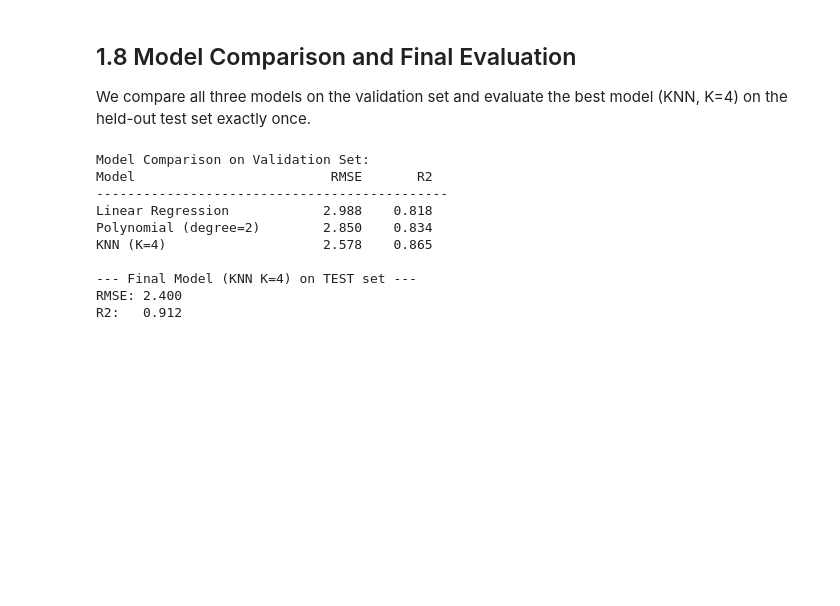
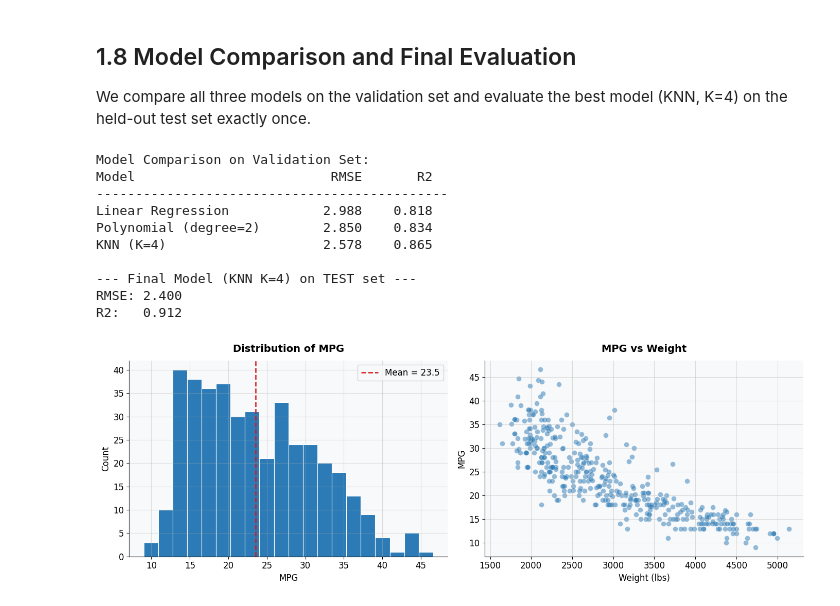
Before and after one commit to Yuvalinnnn/intro-to-ai-project, a Jupyter notebook: Part1_Regression_AutoMPG.ipynb, the cells around one changed output. Cells and saved outputs as stored; diff of their text form; code cells hidden in the pictures; blank space fills up the shorter version.

Commit message:
Update Part 1 - Add figures saving cell

```diff
--- a/Part1_Regression_AutoMPG.ipynb
+++ b/Part1_Regression_AutoMPG.ipynb
@@ -473,3 +473,25 @@ KNN (K=4)                    2.578    0.865
 --- Final Model (KNN K=4) on TEST set ---
 RMSE: 2.400
 R2:   0.912
+# %%
+# Save all figures
+import os
+os.makedirs('figures', exist_ok=True)
+
+# Figure 1 - MPG Distribution + MPG vs Weight
+fig, axes = plt.subplots(1, 2, figsize=(14, 5))
+axes[0].hist(df['mpg'], bins=20, color=MAIN_COLOR, edgecolor='white', linewidth=0.8)
+axes[0].set_title('Distribution of MPG', fontsize=14, fontweight='bold', pad=12)
+axes[0].set_xlabel('MPG', fontsize=12)
+axes[0].set_ylabel('Count', fontsize=12)
+axes[0].axvline(df['mpg'].mean(), color=SECOND_COLOR, linestyle='--', linewidth=1.8, label=f'Mean = {df["mpg"].mean():.1f}')
+axes[0].legend()
+axes[1].scatter(df['weight'], df['mpg'], alpha=0.5, color=MAIN_COLOR, edgecolors='white', linewidth=0.3, s=50)
+axes[1].set_title('MPG vs Weight', fontsize=14, fontweight='bold', pad=12)
+axes[1].set_xlabel('Weight (lbs)', fontsize=12)
+axes[1].set_ylabel('MPG', fontsize=12)
+plt.tight_layout()
+plt.savefig('figures/fig1_eda.png', dpi=150, bbox_inches='tight')
+plt.show()
+# %% [output]
+[figure, added]
```
Also changed, not shown: parts of 2 cells of this notebook.
